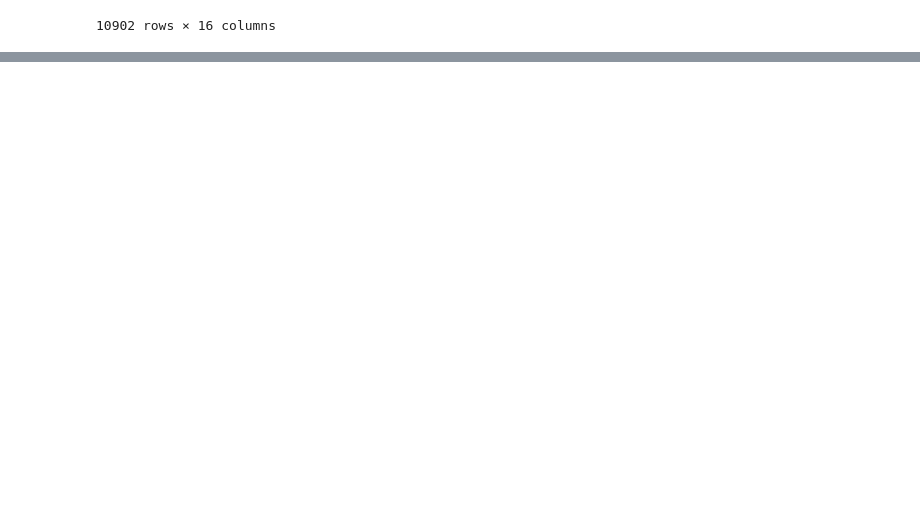
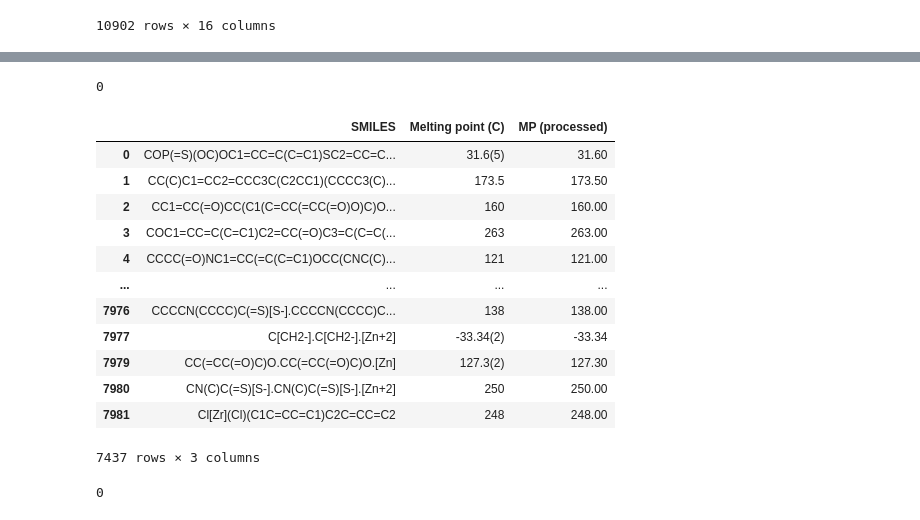
Before and after one commit to aravindhnivas/cdms-jpl-api, a Jupyter notebook: demo/CRC/crc_data_analyse.ipynb, the cells around one changed output, grey strips where cells are left out. Drawn from its saved outputs; the diff is of its cells as text; code cells hidden in the pictures; blank space fills up the shorter version.

```diff
--- a/demo/CRC/crc_data_analyse.ipynb
+++ b/demo/CRC/crc_data_analyse.ipynb
@@ -393,0 +299,9 @@ Name: SMILES, Length: 7982, dtype: object
+# %%
+new_df = pd.DataFrame({
+    'SMILES': df.loc[df_mp.index, 'SMILES'],
+    'Melting point (C)': df.loc[df_mp.index, col],
+}).reset_index(drop=True)
+
+# new_df.to_csv('melting_points.csv')
+# new_df.set_index('SMILES', inplace=True)
+new_df
@@ -393,0 +322,26 @@ Name: SMILES, Length: 7982, dtype: object
+# %%
+invalid_smi = new_df['SMILES'].isnull()
+invalid_smi.sum()
+# %% [output]
+0
+# %%
+new_df = new_df[~invalid_smi]
+new_df
+# %% [output]
+|  | SMILES | Melting point (C) | MP (processed) |
+| 0 | COP(=S)(OC)OC1=CC=C(C=C1)SC2=CC=C... | 31.6(5) | 31.60 |
+| 1 | CC(C)C1=CC2=CCC3C(C2CC1)(CCCC3(C)... | 173.5 | 173.50 |
+| 2 | CC1=CC(=O)CC(C1(C=CC(=CC(=O)O)C)O... | 160 | 160.00 |
+| 3 | COC1=CC=C(C=C1)C2=CC(=O)C3=C(C=C(... | 263 | 263.00 |
+| 4 | CCCC(=O)NC1=CC(=C(C=C1)OCC(CNC(C)... | 121 | 121.00 |
+| ... | ... | ... | ... |
+| 7976 | CCCCN(CCCC)C(=S)[S-].CCCCN(CCCC)C... | 138 | 138.00 |
+| 7977 | C[CH2-].C[CH2-].[Zn+2] | -33.34(2) | -33.34 |
+| 7979 | CC(=CC(=O)C)O.CC(=CC(=O)C)O.[Zn] | 127.3(2) | 127.30 |
+| 7980 | CN(C)C(=S)[S-].CN(C)C(=S)[S-].[Zn+2] | 250 | 250.00 |
+| 7981 | Cl[Zr](Cl)(C1C=CC=C1)C2C=CC=C2 | 248 | 248.00 |
+7437 rows × 3 columns
+# %%
+new_df['Melting point (C)'].isna().sum()
+# %% [output]
+0
```
Also changed, not shown: parts of 33 cells of this notebook.
